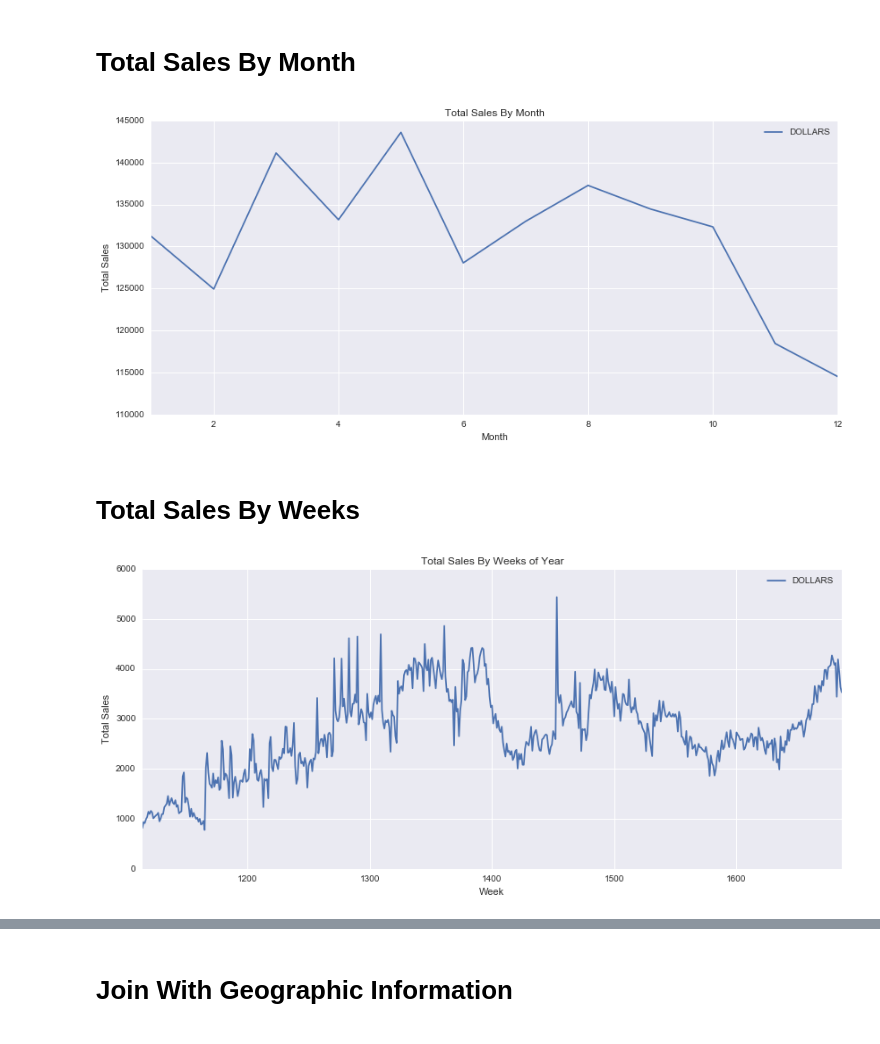
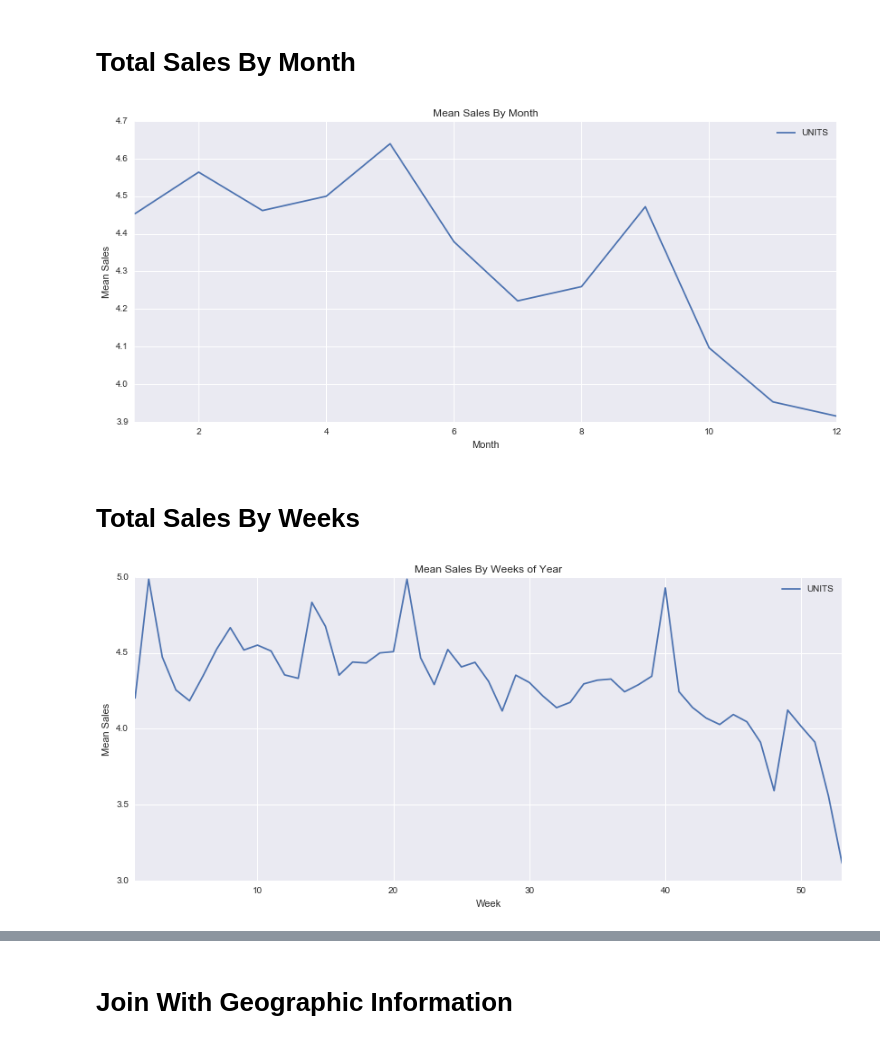
Before and after one commit to mGalarnyk/Machine_Learning_Froyo, a Jupyter notebook: Ryan/Project_Geographic_Location_Info.ipynb, the cells around one changed output, grey strips where cells are left out. Saved outputs shown, nothing was run; the diff lists cells and outputs as text; code cells hidden in the pictures.

```diff
--- a/Ryan/Project_Geographic_Location_Info.ipynb
+++ b/Ryan/Project_Geographic_Location_Info.ipynb
@@ -189,7 +210,7 @@ df_drug_sales=pd.merge(df_drug_sales, weeks, how='inner', left_on='WEEK', right_
 # Select specific columns
 df_drug_sales= df_drug_sales[['IRI_KEY','VEND', 'ITEM', 'UNITS','DOLLARS',
                              'Calendar week starting on', 'Calendar week ending on',
-                            'WEEK','Month', 'Year']]
+                            'WeekOfYear','Month', 'Year']]
 # Preview the sales dataframe
 df_drug_sales.head()
 # %% [output]
@@ -225,24 +279,24 @@ plt.show()
 # %% [markdown]
 # Total Sales By Month
 # %%
-Sales_By_Month = df_drug_sales.groupby(['Month']).sum()[['DOLLARS']]
+Sales_By_Month = df_drug_sales.groupby(['Month']).mean()[['UNITS']]
 Sales_By_Month.plot(figsize=(14, 6))
 plt.xlabel('Month')
-plt.ylabel('Total Sales')
-plt.title('Total Sales By Month')
+plt.ylabel('Mean Sales')
+plt.title('Mean Sales By Month')
 plt.grid(True)
 plt.show()
 # %% [output]
-[figure, old version]
+[figure, new version]
 # %% [markdown]
 # Total Sales By Weeks
 # %%
-Sales_By_Weeks = df_drug_sales.groupby(['WEEK']).sum()[['DOLLARS']]
+Sales_By_Weeks = df_drug_sales.groupby(['WeekOfYear']).mean()[['UNITS']]
 Sales_By_Weeks.plot(figsize=(14, 6))
 plt.xlabel('Week')
-plt.ylabel('Total Sales')
-plt.title('Total Sales By Weeks of Year')
+plt.ylabel('Mean Sales')
+plt.title('Mean Sales By Weeks of Year')
 plt.grid(True)
 plt.show()
 # %% [output]
-[figure, old version]
+[figure, new version]
```
Also changed, not shown: parts of 38 cells of this notebook, 8 other files.
